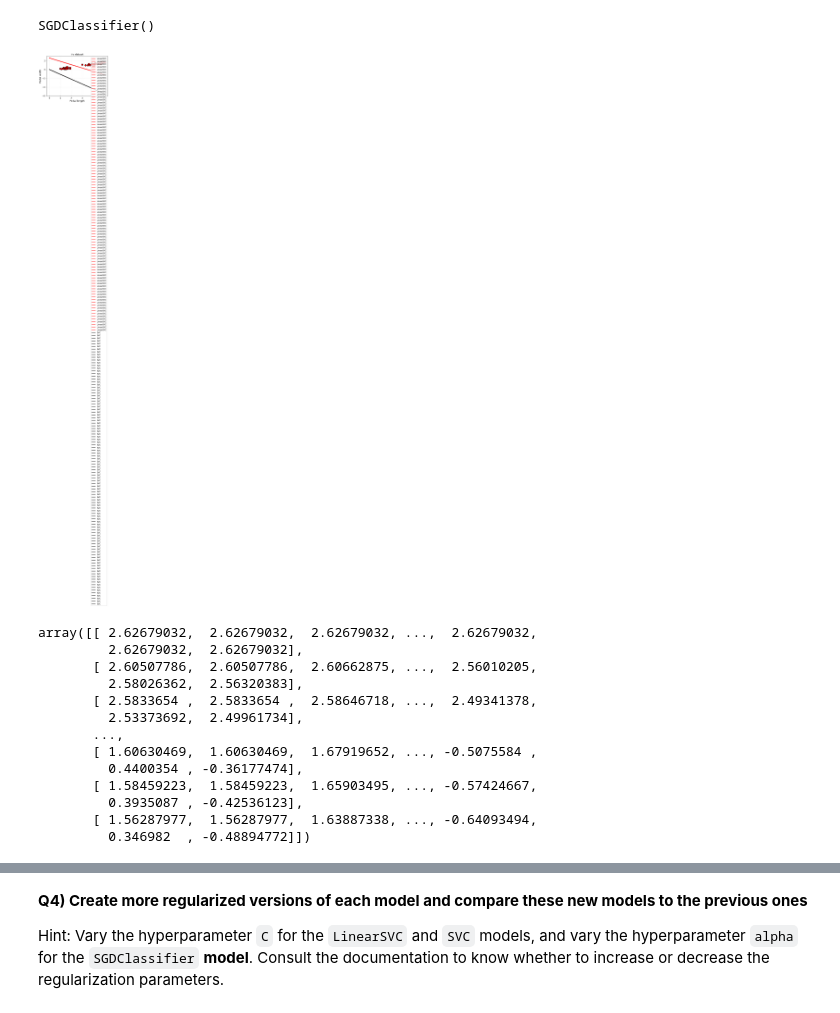
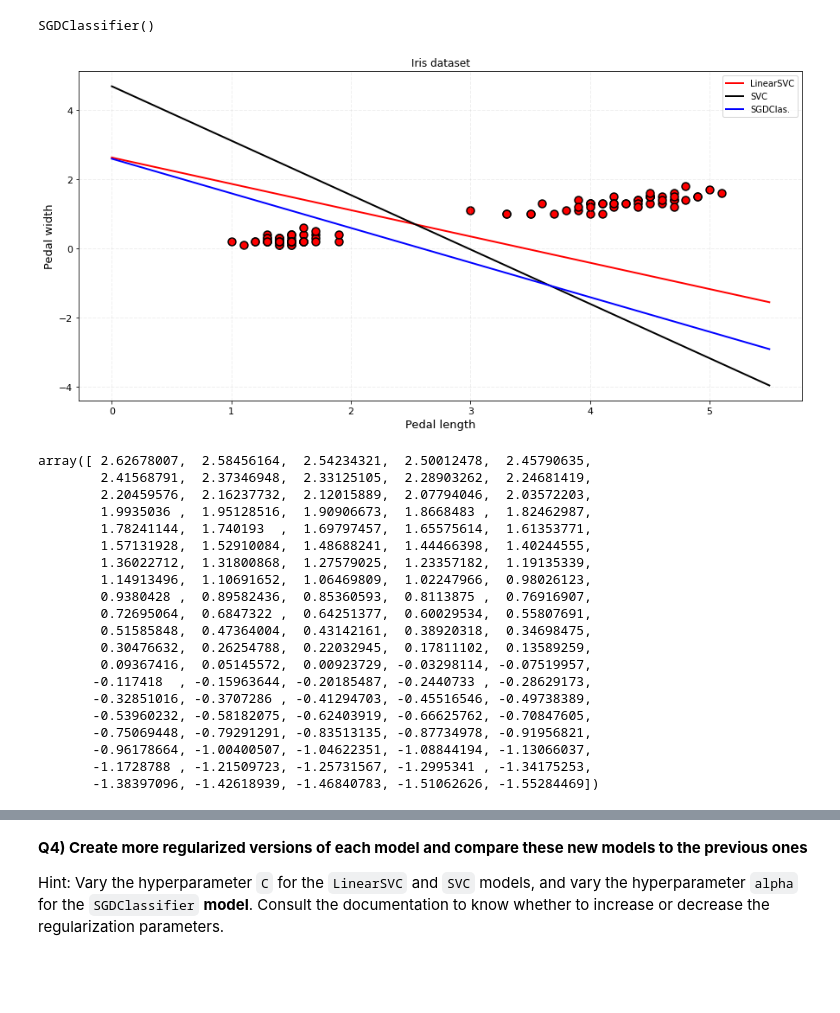
Before and after one commit to Kriegtho/2022_ML_EES, a Jupyter notebook: Labs/S2_1_SVM.ipynb, the cells around one changed output, grey strips where cells are left out. Saved outputs shown, nothing was run; the diff lists cells and outputs as text; code cells hidden in the pictures; blank space fills up the shorter version.

```diff
--- a/Labs/S2_1_SVM.ipynb
+++ b/Labs/S2_1_SVM.ipynb
@@ -148,7 +148,8 @@ ax.scatter(X[:,0],X[:,1],s=80,color='r',edgecolor='k',linewidths=1.5)
 
 # Decision boundary: yboundary = - (W[0]*x+I[0])/W[1]
 # Initiate a 1D array X with np.linspace()
-x = np.linspace(0,X[:,0])
+x = np.linspace(0,5.5,100)
+print(x)
 # Calculate yboundary
 yboundary = - (W[0]*x+I[0])/W[1]
 plt.plot(x,yboundary,c='r',lw=2)
@@ -185,45 +203,59 @@ SGDClassifier()
 # %%
 # Plot all three decision boundaries on the same labeled figure
 #########################################################################
 # Same as what you did to get the first figure
-fig,ax = plt.subplots(1,1)
+fig,ax = plt.subplots(1,1, figsize=(15,7))
 ax.scatter(X[:,0],X[:,1],s=80,color='r',edgecolor='k',linewidths=1.5)
+
+
+
+I2 = svc.intercept_
+I3 = sgdc.intercept_
 W2 = svc.coef_[0]
-W3
+W3 = sgdc.coef_[0]
+
 # Decision boundary: np.dot(W,x)+b = 0
-yb=-np.dot(W2[0],x)
+yb_svc = - (W2[0]*x+I2[0])/W2[1]
+yb_sgdc = - (W3[0]*x+I3[0])/W3[1]
 #_ = ________(_______)
 plt.plot(x,yboundary,c='r',lw=2,label='LinearSVC')
 #########################################################################
 # Now add the decision boundary for 'SVC'
-plt.plot(x,yb,c='k',lw=2,label='SVC')
+plt.plot(x,yb_svc,c='k',lw=2,label='SVC')
 #########################################################################
 # Now add the decision boundary for 'SGDClassifier'
-#plt.plot(x,______________________,c='b',lw=2,label='SGDClas.')
+plt.plot(x,yb_sgdc,c='b',lw=2,label='SGDClas.')
 #########################################################################
 # Same as the first figure again
 ax.legend()
 ax.set_xlabel("Pedal length",fontdict={'size':13})
 ax.set_ylabel("Pedal width",fontdict={'size':13})
 ax.set_title('Iris dataset')
 ax.tick_params(axis='both', which='major', labelsize=11)
 ax.grid(alpha=0.2,ls='--',lw=1)
 plt.show()
 # %% [output]
-[figure, old version]
+[figure, new version]
 # %%
 yboundary
 # %% [output]
-array([[ 2.62679032,  2.62679032,  2.62679032, ...,  2.62679032,
-         2.62679032,  2.62679032],
-       [ 2.60507786,  2.60507786,  2.60662875, ...,  2.56010205,
-         2.58026362,  2.56320383],
-       [ 2.5833654 ,  2.5833654 ,  2.58646718, ...,  2.49341378,
-         2.53373692,  2.49961734],
-       ...,
-       [ 1.60630469,  1.60630469,  1.67919652, ..., -0.5075584 ,
-         0.4400354 , -0.36177474],
-       [ 1.58459223,  1.58459223,  1.65903495, ..., -0.57424667,
-         0.3935087 , -0.42536123],
-       [ 1.56287977,  1.56287977,  1.63887338, ..., -0.64093494,
-         0.346982  , -0.48894772]])
+array([ 2.62678007,  2.58456164,  2.54234321,  2.50012478,  2.45790635,
+        2.41568791,  2.37346948,  2.33125105,  2.28903262,  2.24681419,
+        2.20459576,  2.16237732,  2.12015889,  2.07794046,  2.03572203,
+        1.9935036 ,  1.95128516,  1.90906673,  1.8668483 ,  1.82462987,
+        1.78241144,  1.740193  ,  1.69797457,  1.65575614,  1.61353771,
+        1.57131928,  1.52910084,  1.48688241,  1.44466398,  1.40244555,
+        1.36022712,  1.31800868,  1.27579025,  1.23357182,  1.19135339,
+        1.14913496,  1.10691652,  1.06469809,  1.02247966,  0.98026123,
+        0.9380428 ,  0.89582436,  0.85360593,  0.8113875 ,  0.76916907,
+        0.72695064,  0.6847322 ,  0.64251377,  0.60029534,  0.55807691,
+        0.51585848,  0.47364004,  0.43142161,  0.38920318,  0.34698475,
+        0.30476632,  0.26254788,  0.22032945,  0.17811102,  0.13589259,
+        0.09367416,  0.05145572,  0.00923729, -0.03298114, -0.07519957,
+       -0.117418  , -0.15963644, -0.20185487, -0.2440733 , -0.28629173,
+       -0.32851016, -0.3707286 , -0.41294703, -0.45516546, -0.49738389,
+       -0.53960232, -0.58182075, -0.62403919, -0.66625762, -0.70847605,
+       -0.75069448, -0.79291291, -0.83513135, -0.87734978, -0.91956821,
+       -0.96178664, -1.00400507, -1.04622351, -1.08844194, -1.13066037,
+       -1.1728788 , -1.21509723, -1.25731567, -1.2995341 , -1.34175253,
+       -1.38397096, -1.42618939, -1.46840783, -1.51062626, -1.55284469])
```
Also changed, not shown: parts of 2 cells of this notebook.
